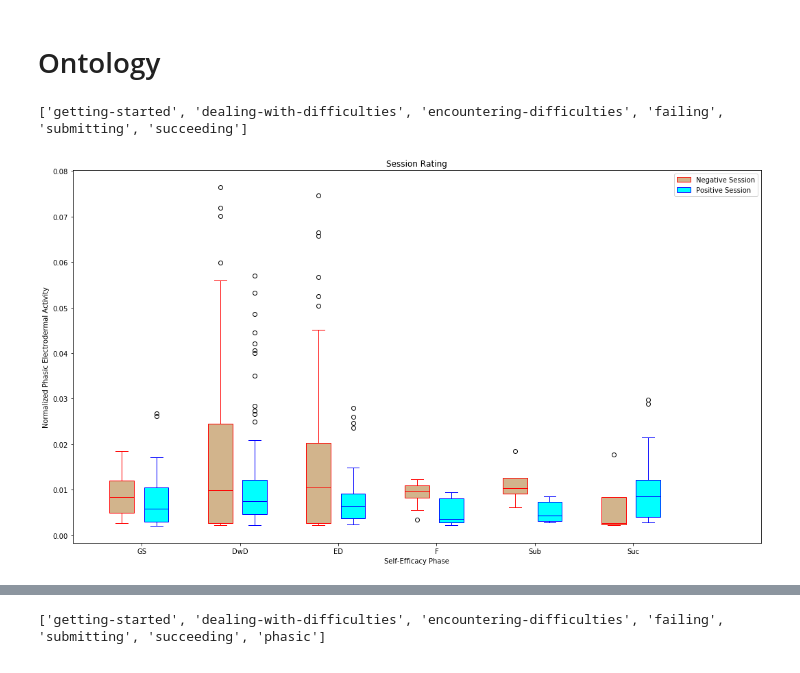
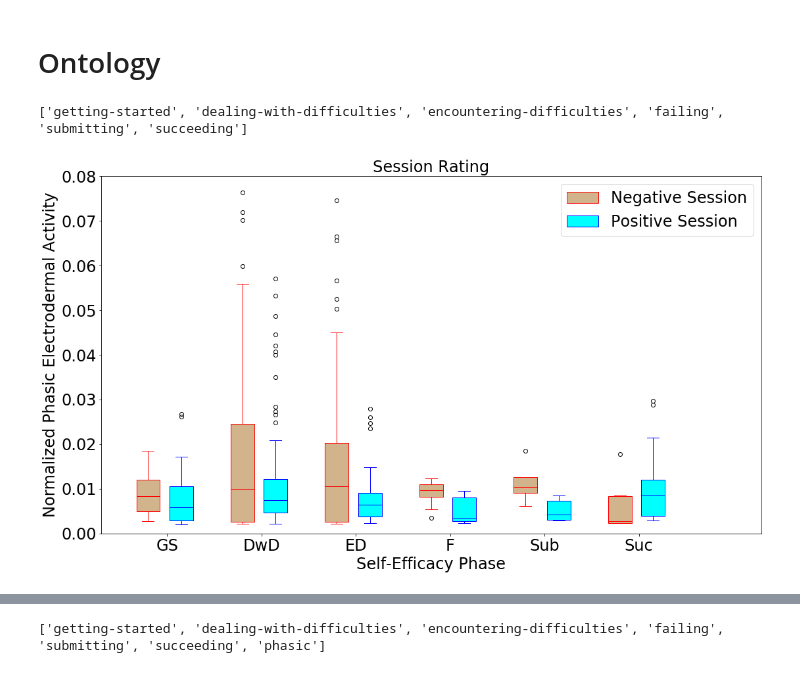
Before and after one commit to The-Hybrid-Atelier/biosignal-processing, a Jupyter notebook: codewords/5_StudyDataMatrix.ipynb, the cells around one changed output, grey strips where cells are left out. Drawn from its saved outputs; the diff is of its cells as text; code cells hidden in the pictures.

```diff
--- a/codewords/5_StudyDataMatrix.ipynb
+++ b/codewords/5_StudyDataMatrix.ipynb
@@ -454,25 +465,28 @@ def color_plot(bp, edge_color, fill_color):
     for patch in bp['boxes']:
         patch.set(facecolor=fill_color)
 # %%
+size = 24
 fig1, ax1 = pl.subplots()
-ax1.set_title("Session Rating")
+ax1.set_title("Session Rating",  fontsize=size)
 pos_a = np.arange(0, 6)
 pos_b = np.arange(0, 6) + 0.35
 bp1 = ax1.boxplot(data_bad,  positions=pos_a, widths=0.25, patch_artist=True)
 color_plot(bp1, 'red', 'tan')
 bp2 = ax1.boxplot(data_good,  positions=pos_b, widths=0.25, patch_artist=True)
 color_plot(bp2, 'blue', 'cyan')
 ax1.set_xlim(-0.5, 6.5)
 labels = list(ontology.keys())
 print(labels)
-pl.ylabel("Normalized Phasic Electrodermal Activity")
-pl.xlabel("Self-Efficacy Phase")
-pl.xticks(np.arange(0, 6) + 0.20, ('GS', 'DwD', 'ED', 'F', 'Sub', 'Suc'))
-pl.legend([bp1["boxes"][0], bp2["boxes"][0]], ('Negative Session', 'Positive Session'), loc='upper right')
+pl.ylabel("Normalized Phasic Electrodermal Activity", fontsize=size)
+pl.xlabel("Self-Efficacy Phase", fontsize=size)
+pl.xticks(np.arange(0, 6) + 0.20, ('GS', 'DwD', 'ED', 'F', 'Sub', 'Suc'),  fontsize=size)
+pl.yticks( fontsize=size)
+pl.ylim(0, 0.08)
+pl.legend([bp1["boxes"][0], bp2["boxes"][0]], ('Negative Session', 'Positive Session'), loc='upper right',  fontsize=size)
 pl.show()
 # %% [output]
 ['getting-started', 'dealing-with-difficulties', 'encountering-difficulties', 'failing', 'submitting', 'succeeding']
-[figure, old version]
+[figure, new version]
 # %%
 bad_session = [412,414,113,813]
 users = bad_session
```
Also changed, not shown: parts of 12 cells of this notebook, 8 other files.
